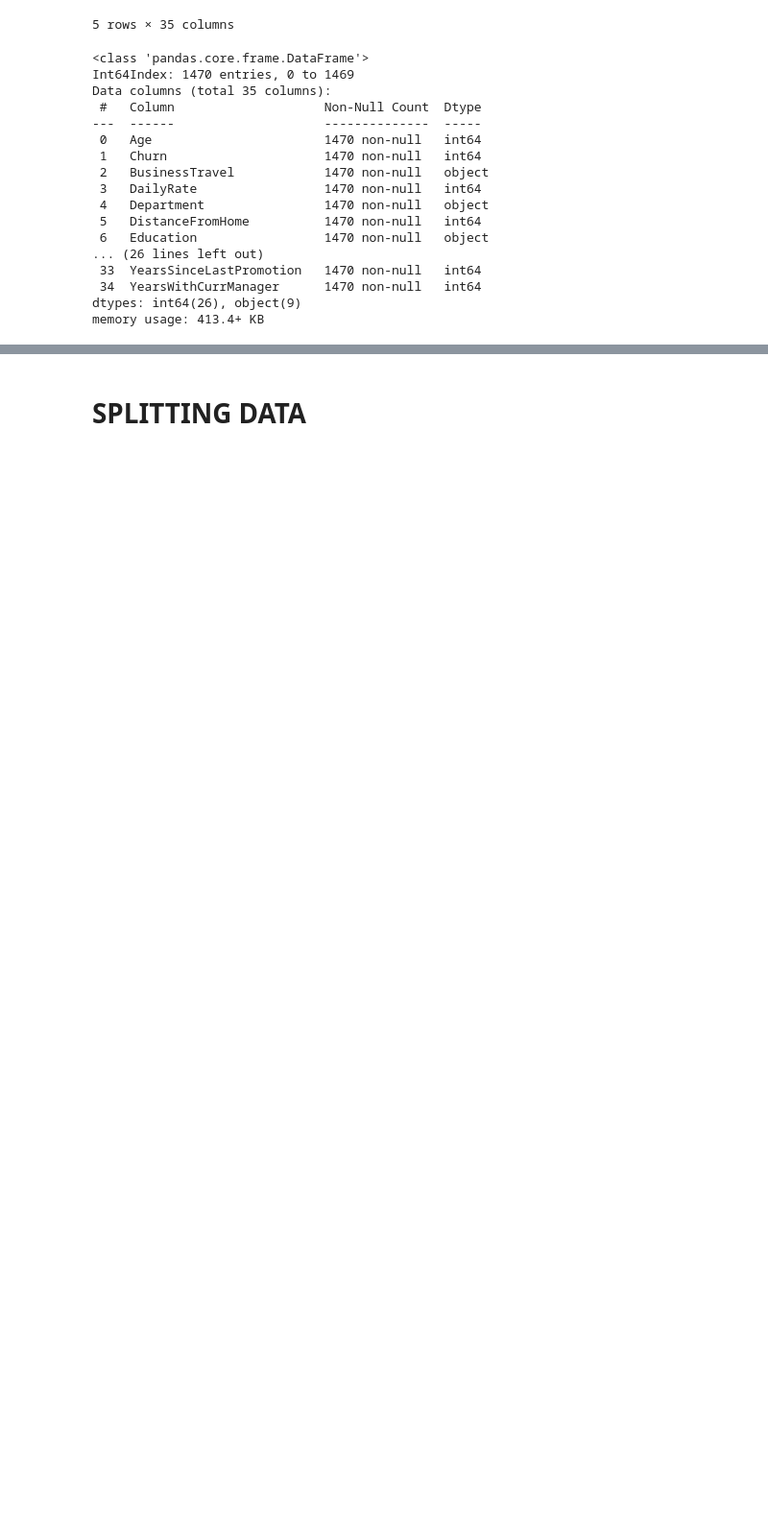
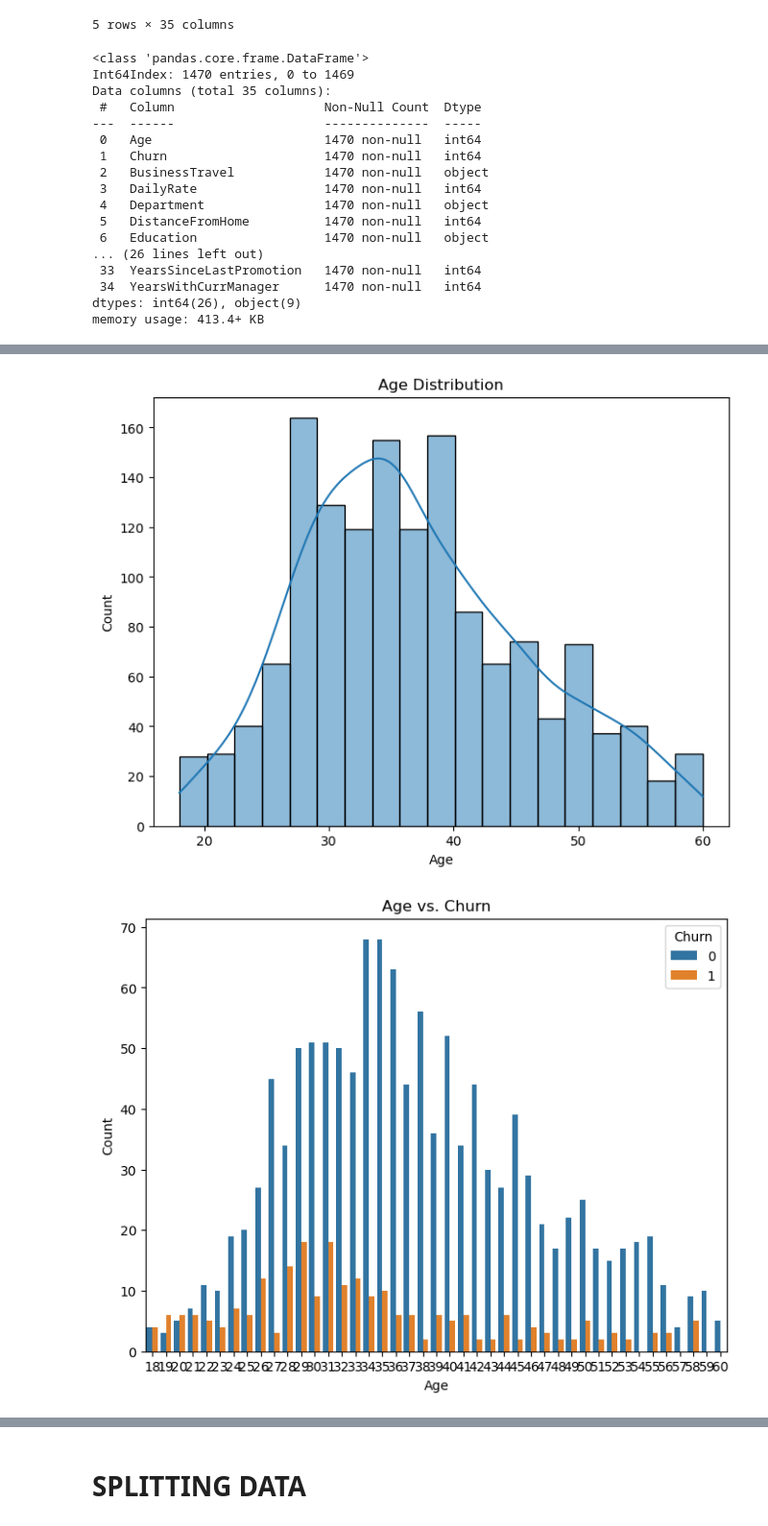
Before and after one commit to Miatta-Sinayoko/Employee-Churn-Prediction, a Jupyter notebook: explore.ipynb, the cells around one changed output, grey strips where cells are left out. Shown at 96% size. Cells and saved outputs as stored; diff of their text form; code cells hidden in the pictures; blank space fills up the shorter version.

```diff
--- a/explore.ipynb
+++ b/explore.ipynb
@@ -317,0 +374,45 @@ memory usage: 413.4+ KB
+# %%
+# Load the new CSV file with selected features
+new_csv_name = 'Selected_HR_Features.csv'
+selected_df = pd.read_csv(new_csv_name)
+
+# Display the first few rows of the selected DataFrame
+selected_df.head()
+
+# Visualize the data
+# Example: Histogram of 'Age'
+plt.figure(figsize=(8, 6))
+sns.histplot(selected_df['Age'], kde=True)
+plt.title('Age Distribution')
+plt.xlabel('Age')
+plt.ylabel('Count')
+plt.show()
+
+
+# Example: Bar plot of 'Age' vs. 'Churn'
+plt.figure(figsize=(8, 6))
+sns.countplot(data=selected_df, x='Age', hue='Churn')
+plt.title('Age vs. Churn')
+plt.xlabel('Age')
+plt.ylabel('Count')
+plt.show()
+
+
+# Example: Bar plot of 'Education' vs. 'Churn'
+plt.figure(figsize=(8, 6))
+sns.countplot(data=selected_df, x='Education', hue='Churn')
+plt.title('Education vs. Churn')
+plt.xlabel('Education')
+plt.ylabel('Count')
+plt.show()
+
+
+plt.figure(figsize=(8, 6))
+sns.kdeplot(data=selected_df, x='Tenure', hue='Churn', fill=True)
+plt.title('Tenure vs. Churn')
+plt.xlabel('Tenure')
+plt.ylabel('Density')
+plt.show()
+# %% [output]
+[figure, added]
+[figure, added]
```
Also changed, not shown: parts of 17 cells of this notebook.
